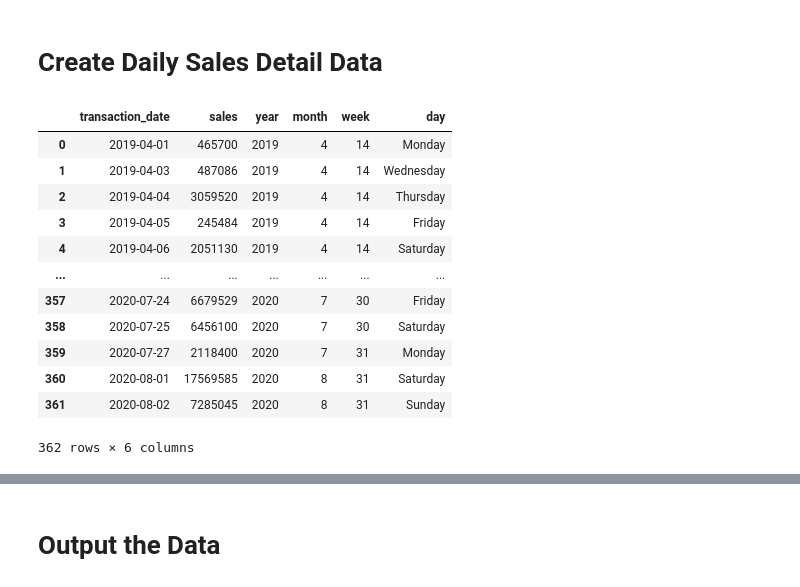
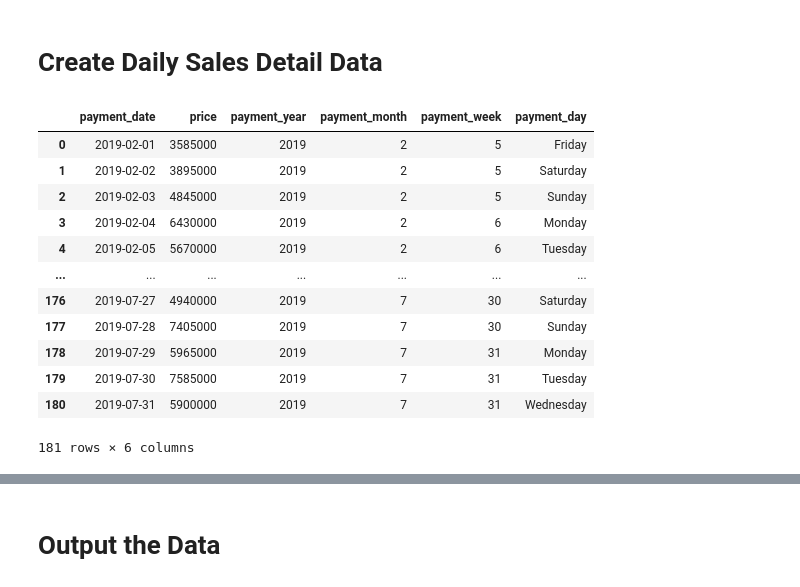
Before and after one commit to omotoshohei/ecom-analytics, a Jupyter notebook: template3/preprocess.ipynb, the cells around one changed output, grey strips where cells are left out. Saved outputs shown, nothing was run; the diff lists cells and outputs as text; code cells hidden in the pictures.

```diff
--- a/template3/preprocess2.ipynb
+++ b/template3/preprocess.ipynb
@@ -6,12 +6,12 @@ import numpy as np
 # %% [markdown]
 # Import Raw Data
 # %%
-df_customer = pd.read_csv("../data/sample/input/customer_master.csv")
-df_trans_1 = pd.read_csv("../data/sample/input/transaction_1.csv")
-df_trans_2 = pd.read_csv("../data/sample/input/transaction_2.csv")
-df_trans_detail_1 = pd.read_csv("../data/sample/input/transaction_detail_1.csv")
-df_trans_detail_2 = pd.read_csv("../data/sample/input/transaction_detail_2.csv")
-df_product = pd.read_csv("../data/sample/input/item_master.csv")
+df_customer = pd.read_csv("../data/temp3/input/customer_master.csv")
+df_trans_1 = pd.read_csv("../data/temp3/input/transaction_1.csv")
+df_trans_2 = pd.read_csv("../data/temp3/input/transaction_2.csv")
+df_trans_detail_1 = pd.read_csv("../data/temp3/input/transaction_detail_1.csv")
+df_trans_detail_2 = pd.read_csv("../data/temp3/input/transaction_detail_2.csv")
+df_product = pd.read_csv("../data/temp3/input/item_master.csv")
 # %% [markdown]
 # Display Raw Data
 # %%
@@ -107,8 +120,9 @@ df_trans
 | 7143 | T0000006898 | 85000 | 2019-07-31 23:41:38 | AS834214 | 7143 | S002 | 1 |
 7144 rows × 7 columns
 # %%
-df_trans = pd.merge(df_trans, df_product, on = 'item_id', how='left')
-df_trans.head(2)
+df_trans_merge = pd.merge(df_trans, df_product, on = 'item_id', how='left')
+df_trans_merge = pd.merge(df_trans_merge, df_customer, on = 'customer_id', how='left')
+df_trans_merge.head()
 # %% [output]
 |  | transaction_id | price | payment_date | customer_id | detail_id | item_id | quantity | item_name | ... |
 | 0 | T0000000113 | 210000 | 2019-02-01 01:36:57 | PL563502 | 0 | S005 | 1 | PC-E | ... |
@@ -170,6 +208,10 @@ df_trans.loc[df_trans.duplicated(subset=['transaction_id'],keep=False)].sort_val
 # %% [markdown]
 # Create Daily Sales Data
 # %%
-df_daily_sales = df_merge.groupby('transaction_date', as_index=False).agg({'sales':'sum'})
+df_trans_merge["payment_date"] = pd.to_datetime(df_trans_merge['payment_date'])
+df_trans_merge["payment_date_time"] = df_trans_merge["payment_date"]
+df_trans_merge["payment_date"] = df_trans_merge["payment_date_time"].dt.date
+
+df_daily_sales = df_trans_merge.groupby('payment_date', as_index=False).agg({'price':'sum'})
 df_daily_sales
 # %% [output]
@@ -178,24 +232,24 @@ NameError: name 'df_merge' is not defined
 # Create Daily Sales Detail Data
 # %%
 df_daily_sales_detail = df_daily_sales.copy()
-df_daily_sales_detail['transaction_date']=pd.to_datetime(df_daily_sales['transaction_date'])
-df_daily_sales_detail['year'] = df_daily_sales_detail['transaction_date'].dt.year
-df_daily_sales_detail['month'] = df_daily_sales_detail['transaction_date'].dt.month
-df_daily_sales_detail['week'] = df_daily_sales_detail['transaction_date'].dt.isocalendar().week
-df_daily_sales_detail['day'] = df_daily_sales_detail['transaction_date'].dt.day_name()
+df_daily_sales_detail['payment_date']=pd.to_datetime(df_daily_sales['payment_date'])
+df_daily_sales_detail['payment_year'] = df_daily_sales_detail['payment_date'].dt.year
+df_daily_sales_detail['payment_month'] = df_daily_sales_detail['payment_date'].dt.month
+df_daily_sales_detail['payment_week'] = df_daily_sales_detail['payment_date'].dt.isocalendar().week
+df_daily_sales_detail['payment_day'] = df_daily_sales_detail['payment_date'].dt.day_name()
 
 df_daily_sales_detail
 # %% [output]
-|  | transaction_date | sales | year | month | week | day |
-| 0 | 2019-04-01 | 465700 | 2019 | 4 | 14 | Monday |
-| 1 | 2019-04-03 | 487086 | 2019 | 4 | 14 | Wednesday |
-| 2 | 2019-04-04 | 3059520 | 2019 | 4 | 14 | Thursday |
-| 3 | 2019-04-05 | 245484 | 2019 | 4 | 14 | Friday |
-| 4 | 2019-04-06 | 2051130 | 2019 | 4 | 14 | Saturday |
+|  | payment_date | price | payment_year | payment_month | payment_week | payment_day |
+| 0 | 2019-02-01 | 3585000 | 2019 | 2 | 5 | Friday |
+| 1 | 2019-02-02 | 3895000 | 2019 | 2 | 5 | Saturday |
+| 2 | 2019-02-03 | 4845000 | 2019 | 2 | 5 | Sunday |
+| 3 | 2019-02-04 | 6430000 | 2019 | 2 | 6 | Monday |
+| 4 | 2019-02-05 | 5670000 | 2019 | 2 | 6 | Tuesday |
 | ... | ... | ... | ... | ... | ... | ... |
-| 357 | 2020-07-24 | 6679529 | 2020 | 7 | 30 | Friday |
-| 358 | 2020-07-25 | 6456100 | 2020 | 7 | 30 | Saturday |
-| 359 | 2020-07-27 | 2118400 | 2020 | 7 | 31 | Monday |
-| 360 | 2020-08-01 | 17569585 | 2020 | 8 | 31 | Saturday |
-| 361 | 2020-08-02 | 7285045 | 2020 | 8 | 31 | Sunday |
+| 176 | 2019-07-27 | 4940000 | 2019 | 7 | 30 | Saturday |
+| 177 | 2019-07-28 | 7405000 | 2019 | 7 | 30 | Sunday |
+| 178 | 2019-07-29 | 5965000 | 2019 | 7 | 31 | Monday |
+| 179 | 2019-07-30 | 7585000 | 2019 | 7 | 31 | Tuesday |
+| 180 | 2019-07-31 | 5900000 | 2019 | 7 | 31 | Wednesday |
-362 rows × 6 columns
+181 rows × 6 columns
```
Also changed, not shown: parts of 15 cells of this notebook, 15 other files.
